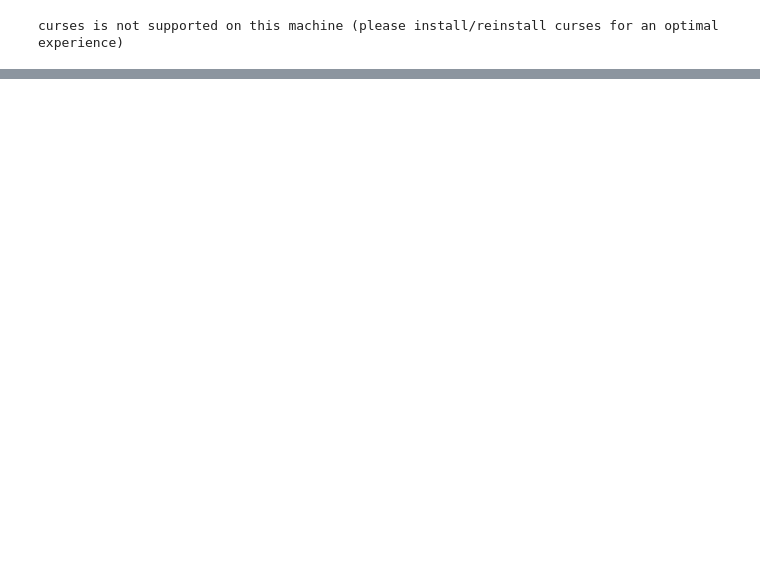
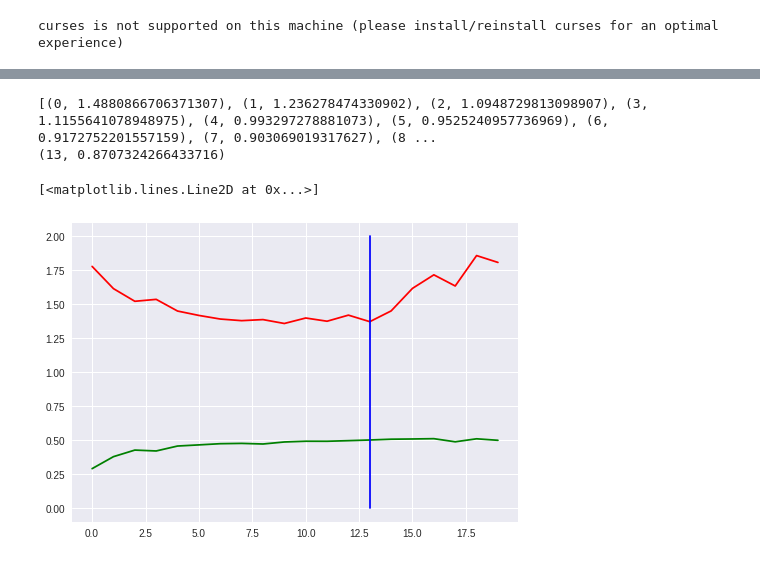
Before and after one commit to aadityachapagain/Facial_Recognition_System, a Jupyter notebook: Emotion.ipynb, the cells around one changed output, grey strips where cells are left out. Drawn from its saved outputs; the diff is of its cells as text; code cells hidden in the pictures; blank space fills up the shorter version.

```diff
--- a/Emotion.ipynb
+++ b/Emotion.ipynb
@@ -455,0 +297,17 @@ tf.__version__
+# %%
+def sortsecond(x):
+    return x[1]
+
+enm = list(enumerate(dist))
+print(enm)
+print(sorted(enm, key=sortsecond)[0])
+# %% [output]
+[(0, 1.4880866706371307), (1, 1.236278474330902), (2, 1.0948729813098907), (3, 1.1155641078948975), (4, 0.993297278881073), (5, 0.9525240957736969), (6, 0.9172752201557159), (7, 0.903069019317627), (8 ...
+(13, 0.8707324266433716)
+# %%
+plt.plot([n for n in range(epoch+1)],lloss,'-r')
+plt.plot([n for n in range(epoch+1)],aaccc,'-g')
+plt.plot([13 for n in range(epoch+1)],[i for i in np.linspace(0,2,epoch+1)],'-b')
+# %% [output]
+[<matplotlib.lines.Line2D at 0x...>]
+[figure, added]
```
Also changed, not shown: parts of 54 cells of this notebook, 4 other files.
